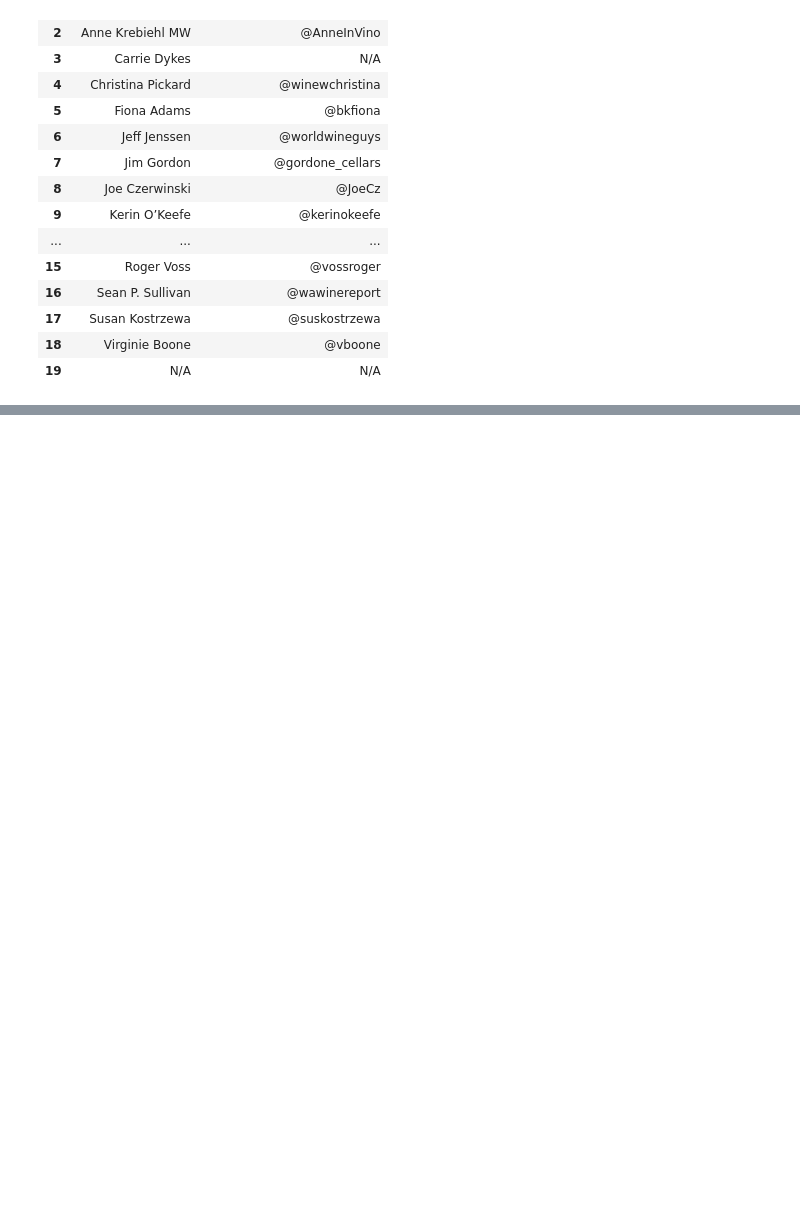
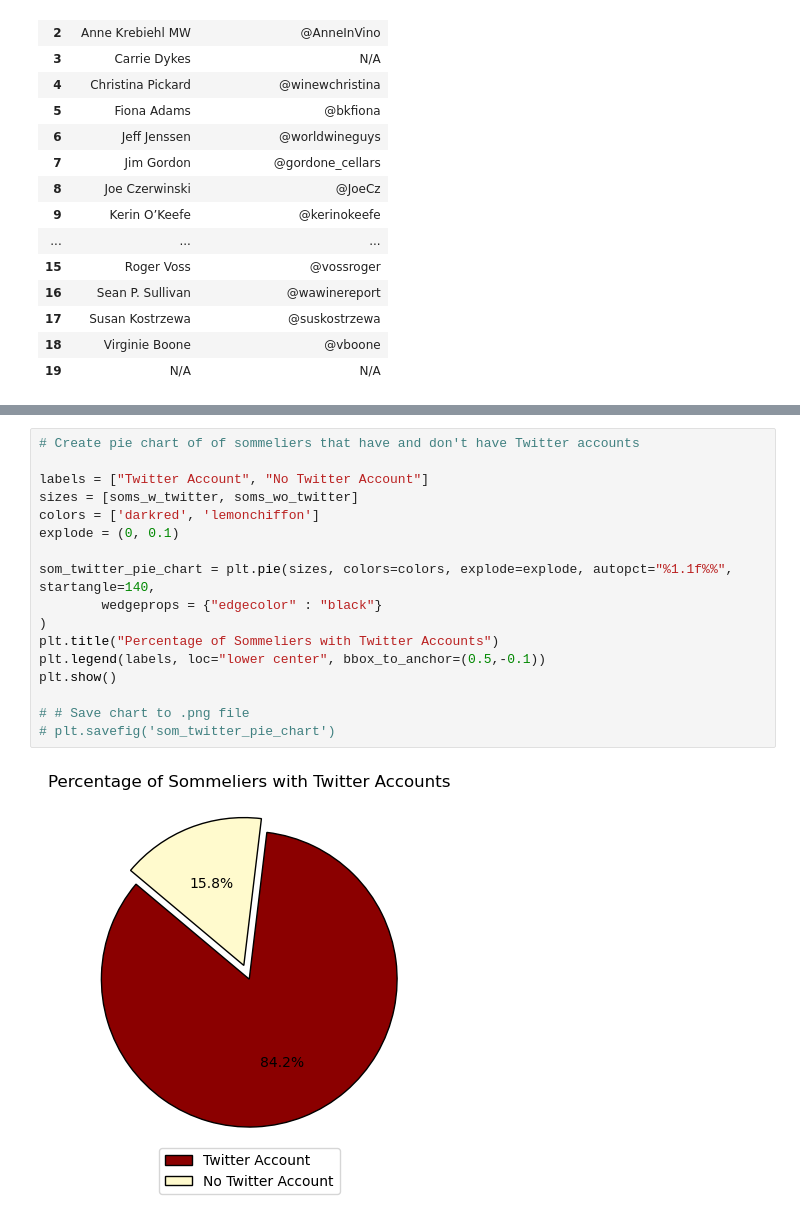
Before and after one commit to ParedesA/p1big_data_bandits, a Jupyter notebook: el_wine_questions.ipynb, the cells around one changed output, grey strips where cells are left out. Saved outputs shown, nothing was run; the diff lists cells and outputs as text; blank space fills up the shorter version.

```diff
--- a/el_wine_questions.ipynb
+++ b/el_wine_questions.ipynb
@@ -340,0 +355,19 @@ som_twitter_df
+# %%
+# Create pie chart of of sommeliers that have and don't have Twitter accounts
+
+labels = ["Twitter Account", "No Twitter Account"]
+sizes = [soms_w_twitter, soms_wo_twitter]
+colors = ['darkred', 'lemonchiffon']
+explode = (0, 0.1)
+
+som_twitter_pie_chart = plt.pie(sizes, colors=colors, explode=explode, autopct="%1.1f%%", startangle=140,
+        wedgeprops = {"edgecolor" : "black"}
+)
+plt.title("Percentage of Sommeliers with Twitter Accounts")
+plt.legend(labels, loc="lower center", bbox_to_anchor=(0.5,-0.1))
+plt.show()
+
+# # Save chart to .png file
+# plt.savefig('som_twitter_pie_chart')
+# %% [output]
+[figure, added]
```
Also changed, not shown: parts of 5 cells of this notebook.
